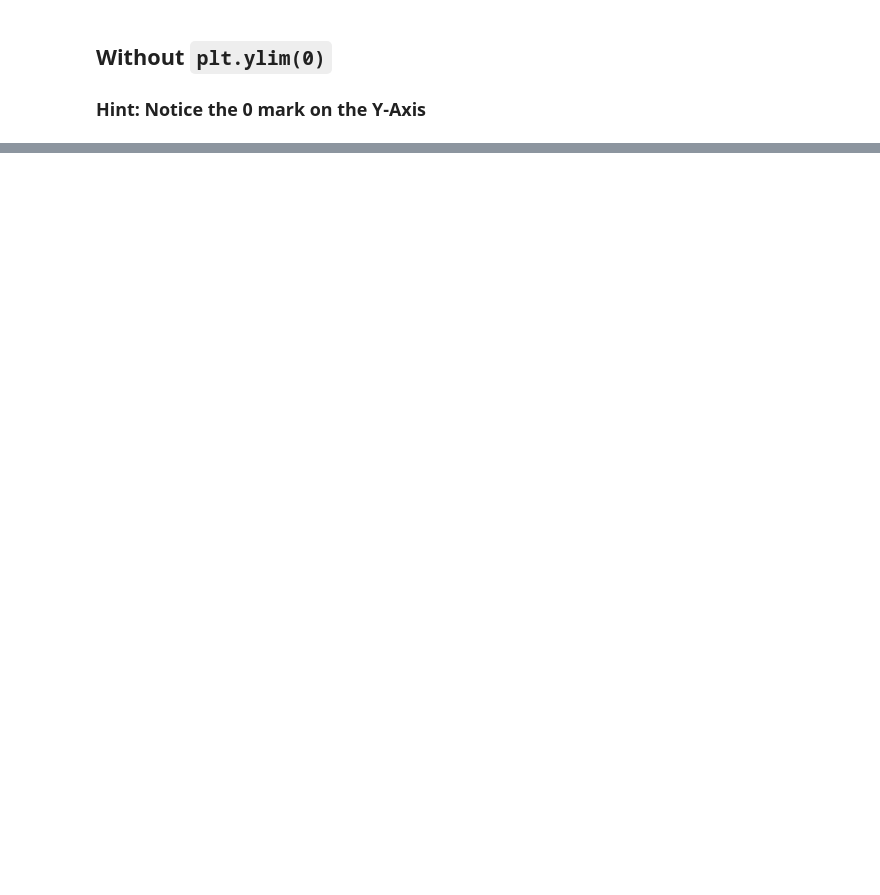
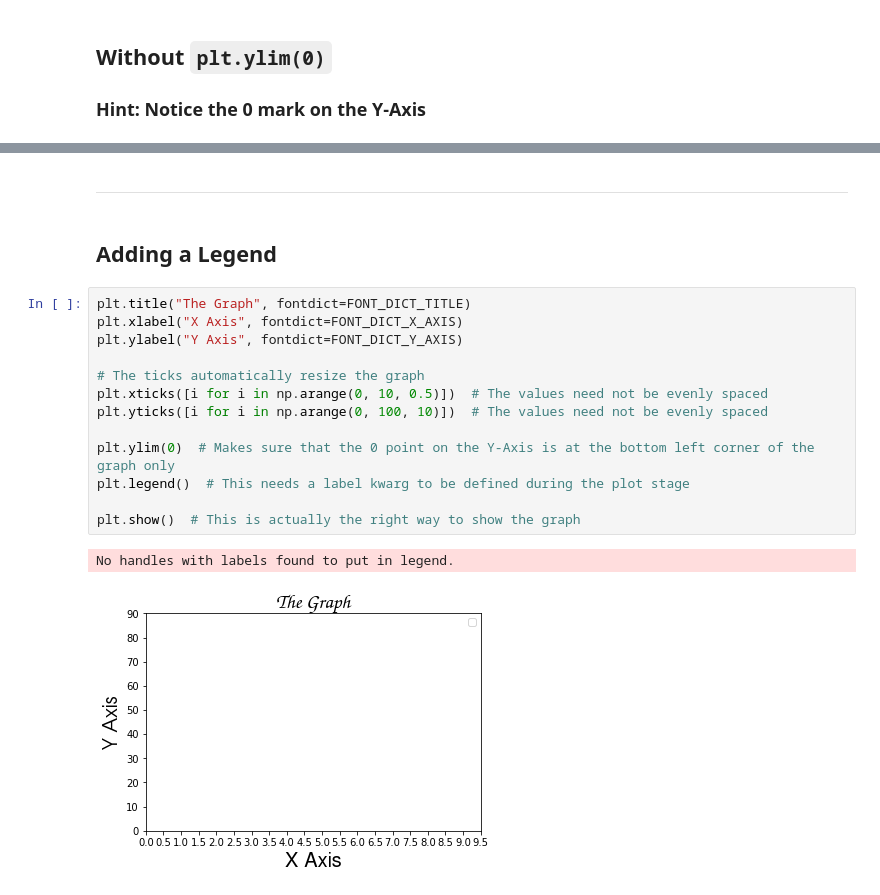
Before and after one commit to rishitc/Matplotlib-Mini-Projects, a Jupyter notebook: Learning Matplotlib Features.ipynb, the cells around one changed output, grey strips where cells are left out. Saved outputs shown, nothing was run; the diff lists cells and outputs as text; blank space fills up the shorter version.

```diff
--- a/Learning Matplotlib Features.ipynb
+++ b/Learning Matplotlib Features.ipynb
@@ -266,0 +290,20 @@ plt.show()  # This is actually the right way to show the graph
+# %% [markdown]
+---
+# %% [markdown]
+## Adding a Legend
+# %%
+plt.title("The Graph", fontdict=FONT_DICT_TITLE)
+plt.xlabel("X Axis", fontdict=FONT_DICT_X_AXIS)
+plt.ylabel("Y Axis", fontdict=FONT_DICT_Y_AXIS)
+
+# The ticks automatically resize the graph
+plt.xticks([i for i in np.arange(0, 10, 0.5)])  # The values need not be evenly spaced
+plt.yticks([i for i in np.arange(0, 100, 10)])  # The values need not be evenly spaced
+
+plt.ylim(0)  # Makes sure that the 0 point on the Y-Axis is at the bottom left corner of the graph only
+plt.legend()  # This needs a label kwarg to be defined during the plot stage
+
+plt.show()  # This is actually the right way to show the graph
+# %% [output]
+No handles with labels found to put in legend.
+[figure, added]
```
Also changed, not shown: parts of 10 cells of this notebook.
